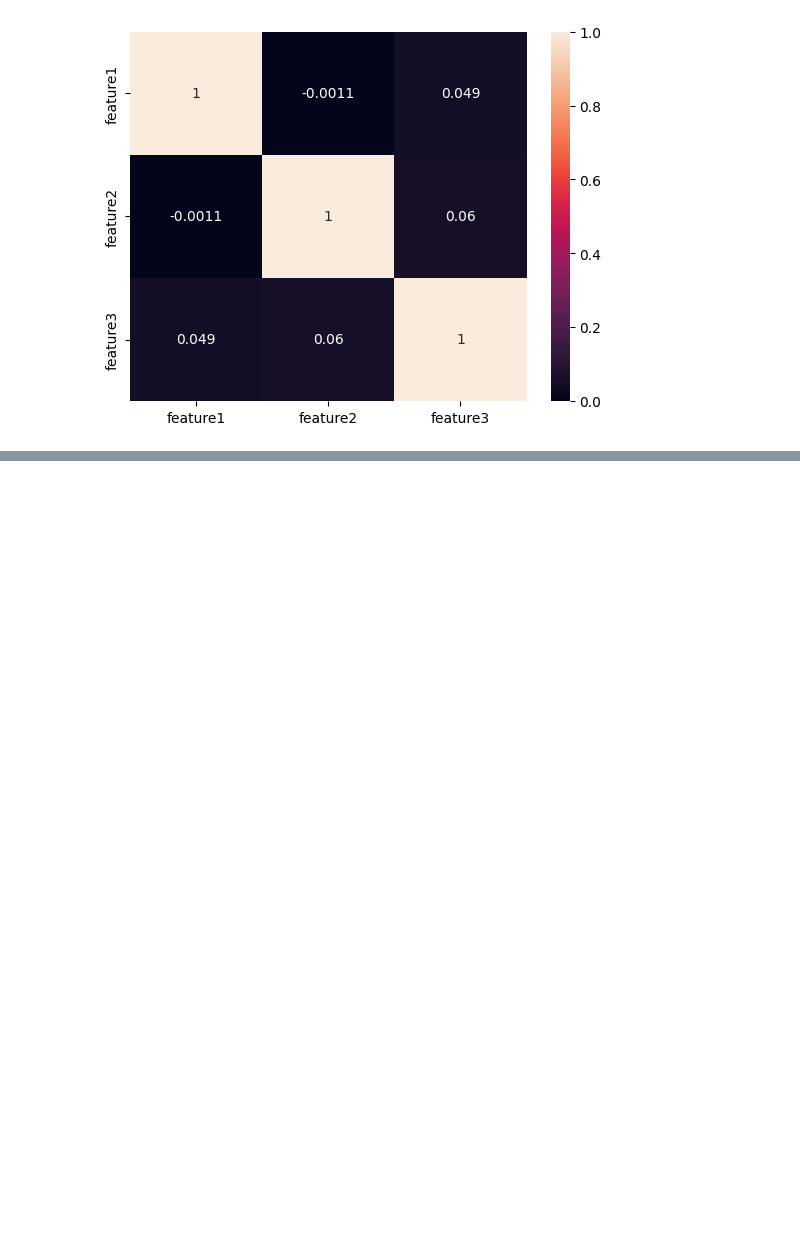
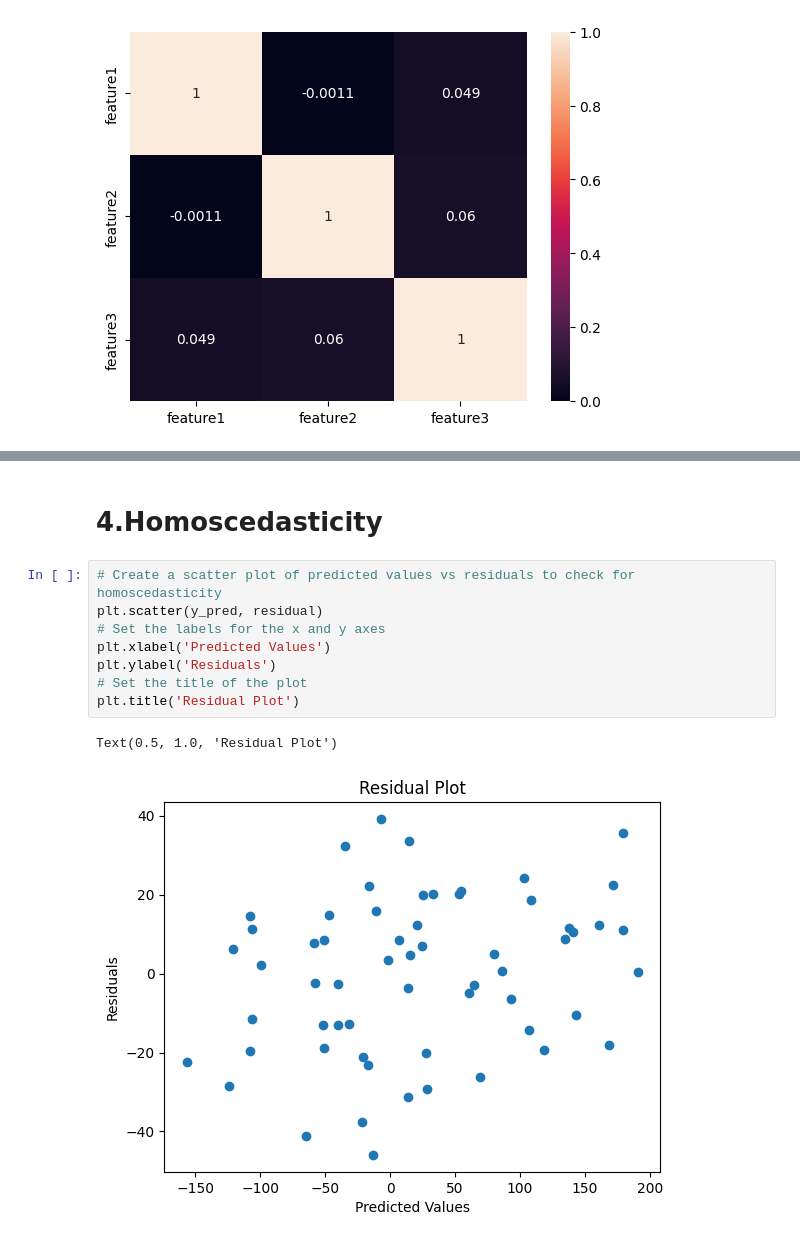
Before and after one commit to Saifullah785/machine-learning-engineer-roadmap, a Jupyter notebook: Lecture_72_Linear_Regression_Assumptions/Lecture_72_Linear_Regression_Assumptions.ipynb, the cells around one changed output, grey strips where cells are left out. Cells and saved outputs as stored; diff of their text form; blank space fills up the shorter version.

```diff
--- a/Lecture_72_Linear_Regression_Assumptions/Lecture_72_Linear_Regression_Assumptions.ipynb
+++ b/Lecture_72_Linear_Regression_Assumptions/Lecture_72_Linear_Regression_Assumptions.ipynb
@@ -86,0 +114,13 @@ sns.heatmap(df.iloc[:,0:3].corr(),annot=True)
+# %% [markdown]
+# 4.Homoscedasticity
+# %%
+# Create a scatter plot of predicted values vs residuals to check for homoscedasticity
+plt.scatter(y_pred, residual)
+# Set the labels for the x and y axes
+plt.xlabel('Predicted Values')
+plt.ylabel('Residuals')
+# Set the title of the plot
+plt.title('Residual Plot')
+# %% [output]
+Text(0.5, 1.0, 'Residual Plot')
+[figure, added]
```
Also changed, not shown: parts of 8 cells of this notebook.
